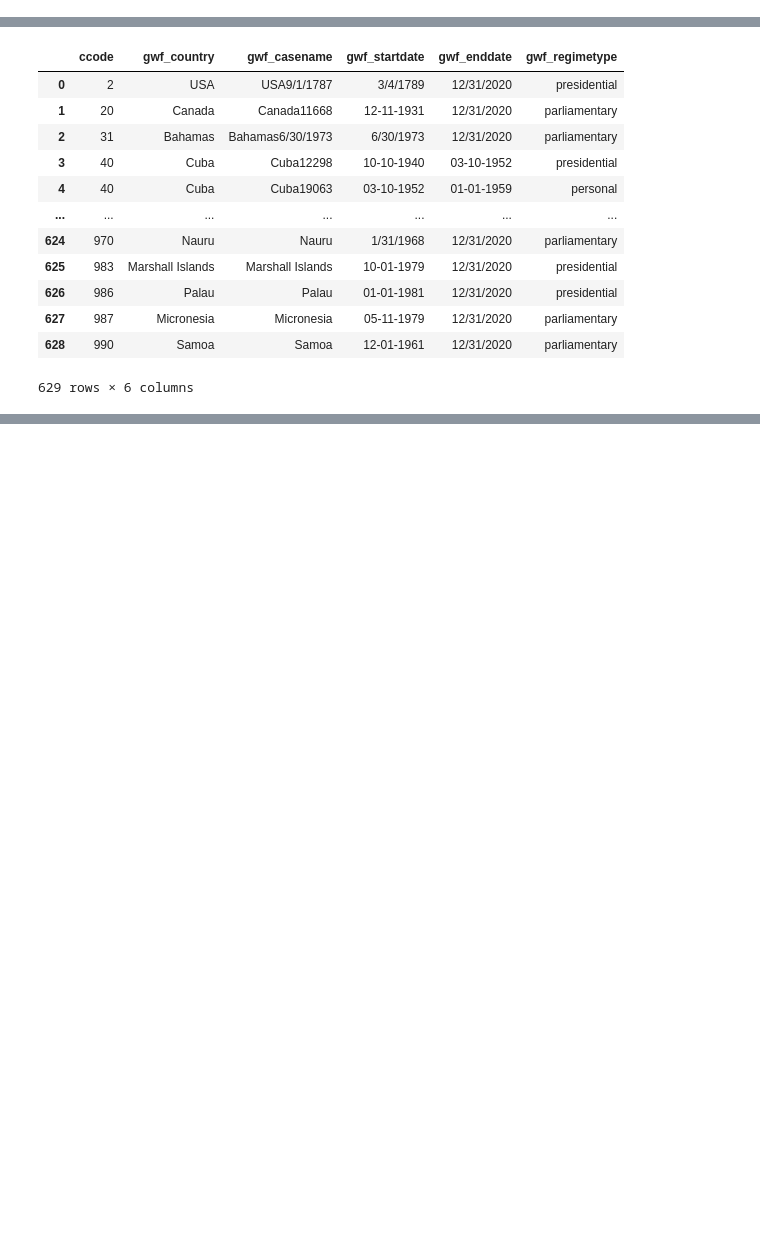
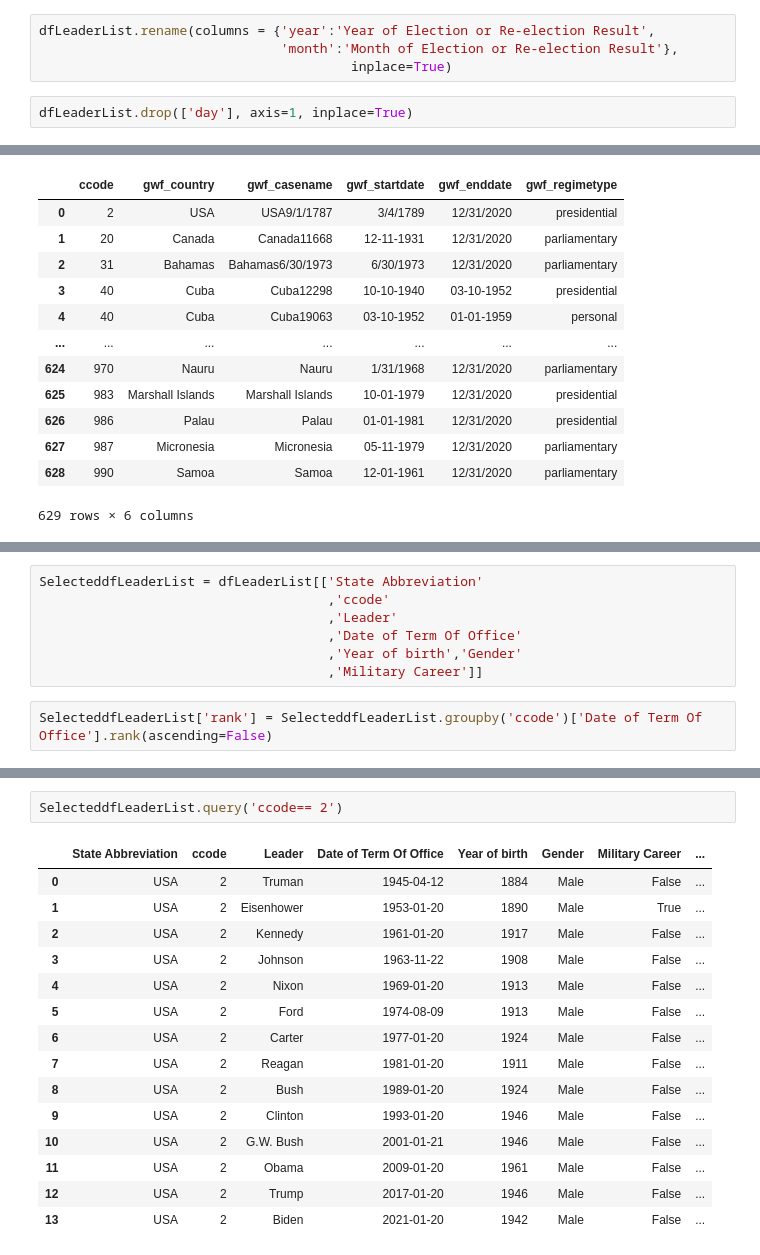
Before and after one commit to Lunczer93/Python_Project_3_World_Election, a Jupyter notebook: Python_Project_3_Election.ipynb, the cells around one changed output, grey strips where cells are left out. Saved outputs shown, nothing was run; the diff lists cells and outputs as text; blank space fills up the shorter version.

```diff
--- a/Python_Project_3_Election.ipynb
+++ b/Python_Project_3_Election.ipynb
@@ -596,0 +704,6 @@ dfLeaderListFemale
+# %%
+dfLeaderList.rename(columns = {'year':'Year of Election or Re-election Result',
+                               'month':'Month of Election or Re-election Result'},
+                                        inplace=True)
+# %%
+dfLeaderList.drop(['day'], axis=1, inplace=True)
@@ -620,0 +1148,9 @@ dfGovernment[dfGovernment['gwf_country']=='USA']
+# %%
+SelecteddfLeaderList = dfLeaderList[['State Abbreviation'
+                                     ,'ccode'
+                                     ,'Leader'
+                                     ,'Date of Term Of Office'
+                                     ,'Year of birth','Gender'
+                                     ,'Military Career']]
+# %%
+SelecteddfLeaderList['rank'] = SelecteddfLeaderList.groupby('ccode')['Date of Term Of Office'].rank(ascending=False)
@@ -620,0 +1179,18 @@ dfGovernment[dfGovernment['gwf_country']=='USA']
+# %%
+SelecteddfLeaderList.query('ccode== 2')
+# %% [output]
+|  | State Abbreviation | ccode | Leader | Date of Term Of Office | Year of birth | Gender | Military Career | ... |
+| 0 | USA | 2 | Truman | 1945-04-12 | 1884 | Male | False | ... |
+| 1 | USA | 2 | Eisenhower | 1953-01-20 | 1890 | Male | True | ... |
+| 2 | USA | 2 | Kennedy | 1961-01-20 | 1917 | Male | False | ... |
+| 3 | USA | 2 | Johnson | 1963-11-22 | 1908 | Male | False | ... |
+| 4 | USA | 2 | Nixon | 1969-01-20 | 1913 | Male | False | ... |
+| 5 | USA | 2 | Ford | 1974-08-09 | 1913 | Male | False | ... |
+| 6 | USA | 2 | Carter | 1977-01-20 | 1924 | Male | False | ... |
+| 7 | USA | 2 | Reagan | 1981-01-20 | 1911 | Male | False | ... |
+| 8 | USA | 2 | Bush | 1989-01-20 | 1924 | Male | False | ... |
+| 9 | USA | 2 | Clinton | 1993-01-20 | 1946 | Male | False | ... |
+| 10 | USA | 2 | G.W. Bush | 2001-01-21 | 1946 | Male | False | ... |
+| 11 | USA | 2 | Obama | 2009-01-20 | 1961 | Male | False | ... |
+| 12 | USA | 2 | Trump | 2017-01-20 | 1946 | Male | False | ... |
+| 13 | USA | 2 | Biden | 2021-01-20 | 1942 | Male | False | ... |
```
Also changed, not shown: parts of 96 cells of this notebook.
